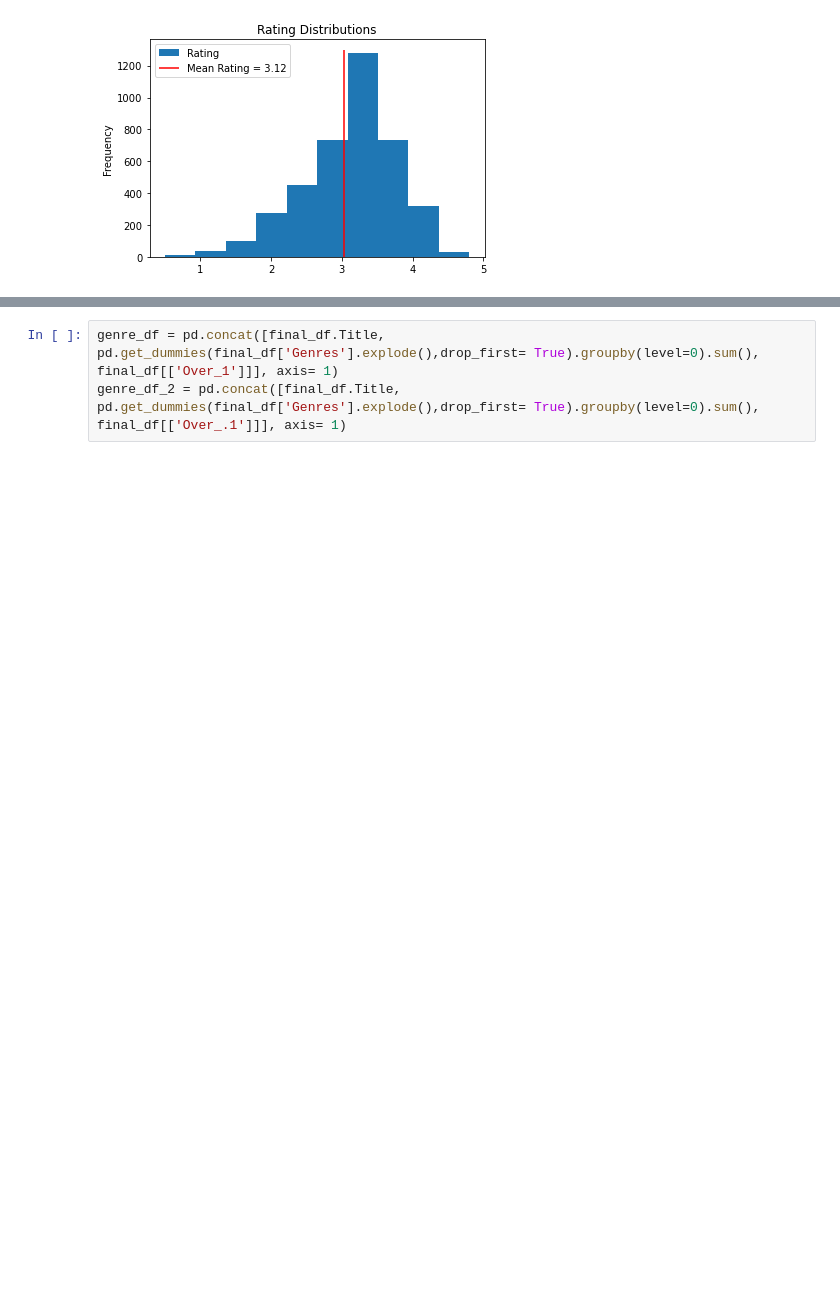
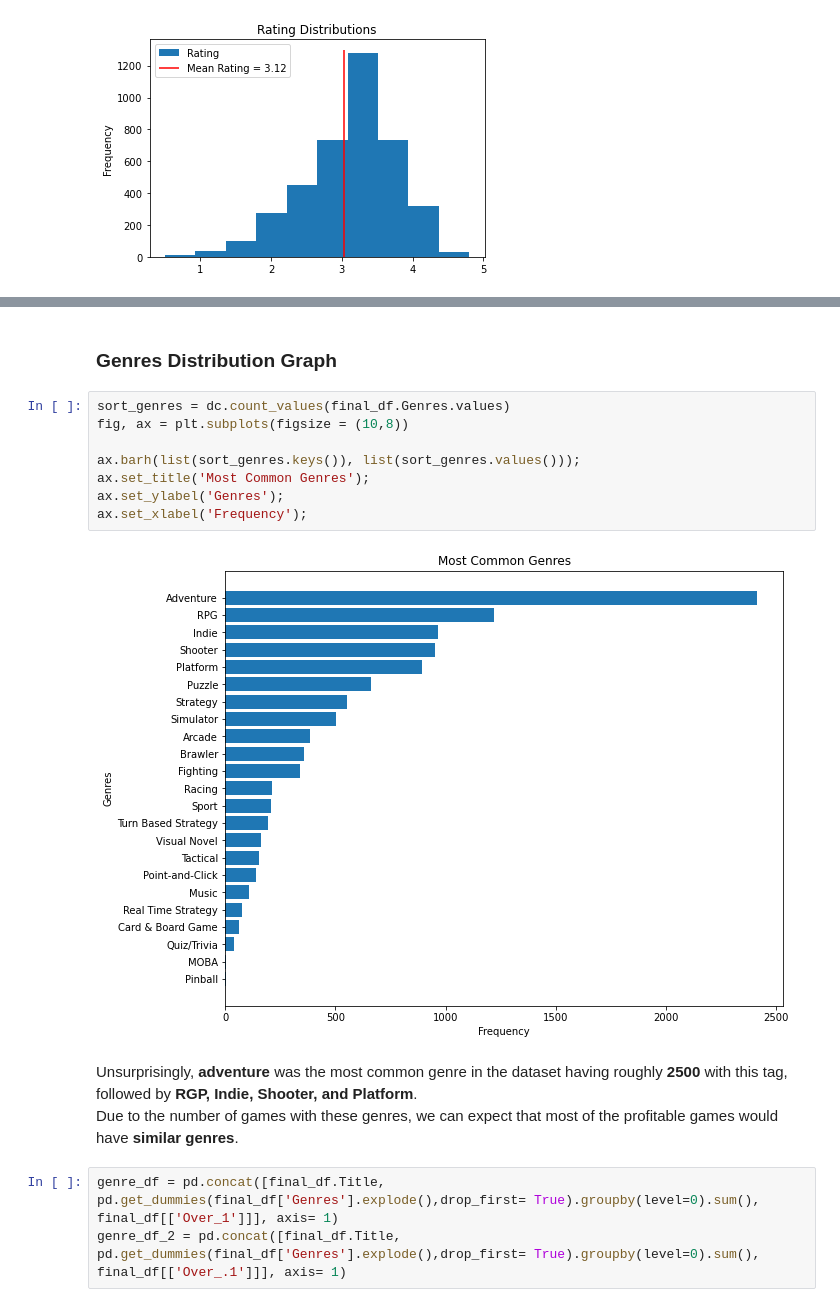
Before and after one commit to Tommyphung1/Predicting-Video-Games-Profit-with-Genres, a Jupyter notebook: Final_Notebook.ipynb, the cells around one changed output, grey strips where cells are left out. Cells and saved outputs as stored; diff of their text form; blank space fills up the shorter version.

```diff
--- a/Final_Notebook.ipynb
+++ b/Final_Notebook.ipynb
@@ -131,3 +138,18 @@ When cosidering the most indie games consider sales over **100,000** sales to be
+# %% [markdown]
+### Genres Distribution Graph
+# %%
+sort_genres = dc.count_values(final_df.Genres.values)
+fig, ax = plt.subplots(figsize = (10,8))
+
+ax.barh(list(sort_genres.keys()), list(sort_genres.values()));
+ax.set_title('Most Common Genres');
+ax.set_ylabel('Genres');
+ax.set_xlabel('Frequency');
+# %% [output]
+[figure, added]
+# %% [markdown]
+Unsurprisingly, **adventure** was the most common genre in the dataset having roughly **2500** with this tag, followed by **RGP, Indie, Shooter, and Platform**. <br>
+Due to the number of games with these genres, we can expect that most of the profitable games would have **similar genres**.
 # %%
 genre_df = pd.concat([final_df.Title, pd.get_dummies(final_df['Genres'].explode(),drop_first= True).groupby(level=0).sum(), final_df[['Over_1']]], axis= 1)
 genre_df_2 = pd.concat([final_df.Title, pd.get_dummies(final_df['Genres'].explode(),drop_first= True).groupby(level=0).sum(), final_df[['Over_.1']]], axis= 1)
```
Also changed, not shown: parts of 46 cells of this notebook, 2 other files.
